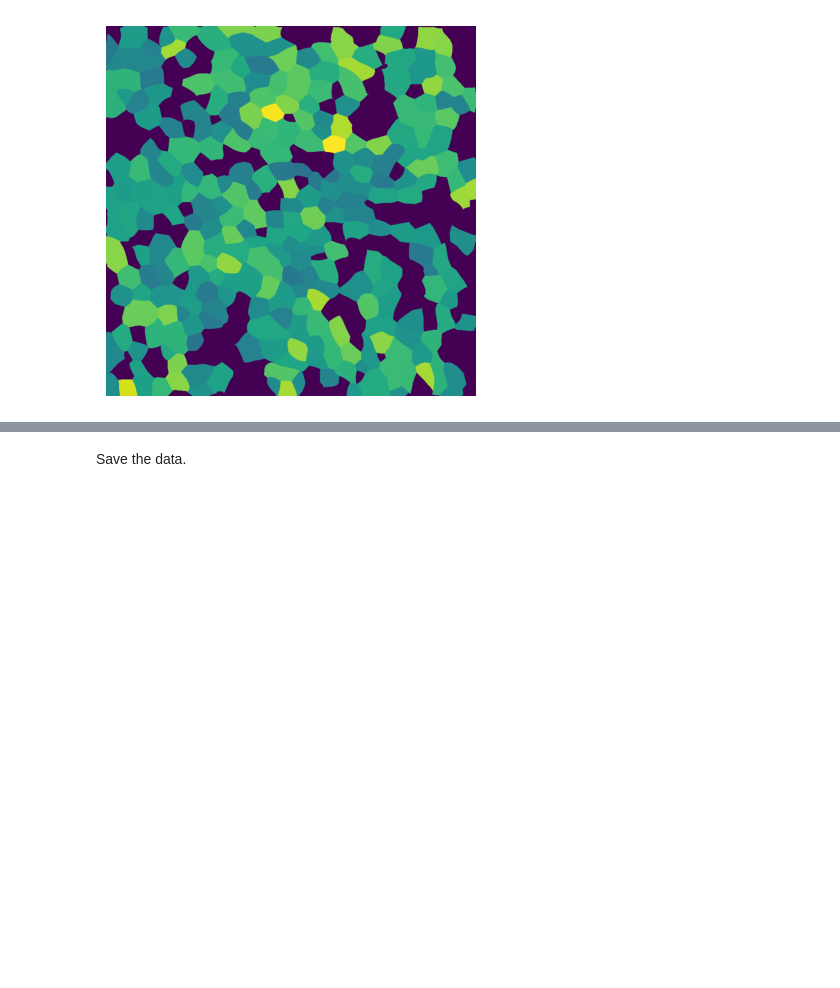
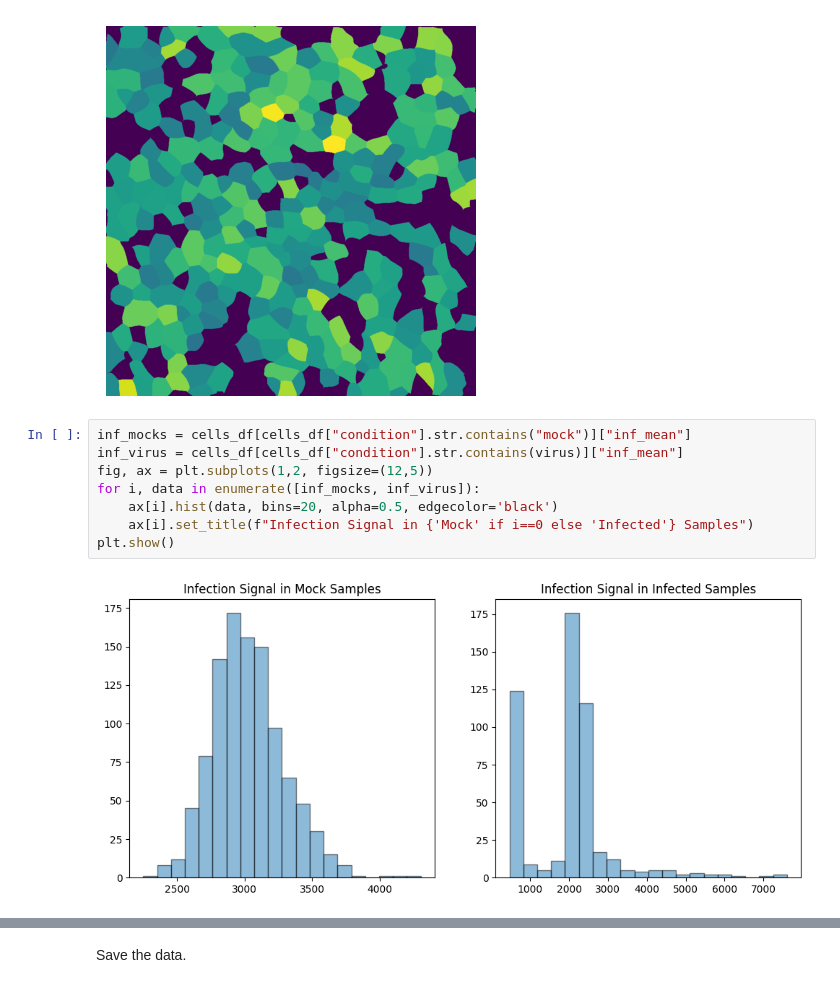
Before and after one commit to mikemwanga/ivi-imaging, a Jupyter notebook: notebooks/vetsuisse25_imaging_tests03.ipynb, the cells around one changed output, grey strips where cells are left out. Drawn from its saved outputs; the diff is of its cells as text; blank space fills up the shorter version.

```diff
--- a/notebooks/vetsuisse25_imaging_tests03.ipynb
+++ b/notebooks/vetsuisse25_imaging_tests03.ipynb
@@ -146,3 +151,13 @@ plt.axis("off")
 plt.show()
 # %% [output]
 [figure]
+# %%
+inf_mocks = cells_df[cells_df["condition"].str.contains("mock")]["inf_mean"]
+inf_virus = cells_df[cells_df["condition"].str.contains(virus)]["inf_mean"]
+fig, ax = plt.subplots(1,2, figsize=(12,5))
+for i, data in enumerate([inf_mocks, inf_virus]):
+    ax[i].hist(data, bins=20, alpha=0.5, edgecolor='black')
+    ax[i].set_title(f"Infection Signal in {'Mock' if i==0 else 'Infected'} Samples")
+plt.show()
+# %% [output]
+[figure, added]
```
Also changed, not shown: parts of 17 cells of this notebook, 1 other file.
